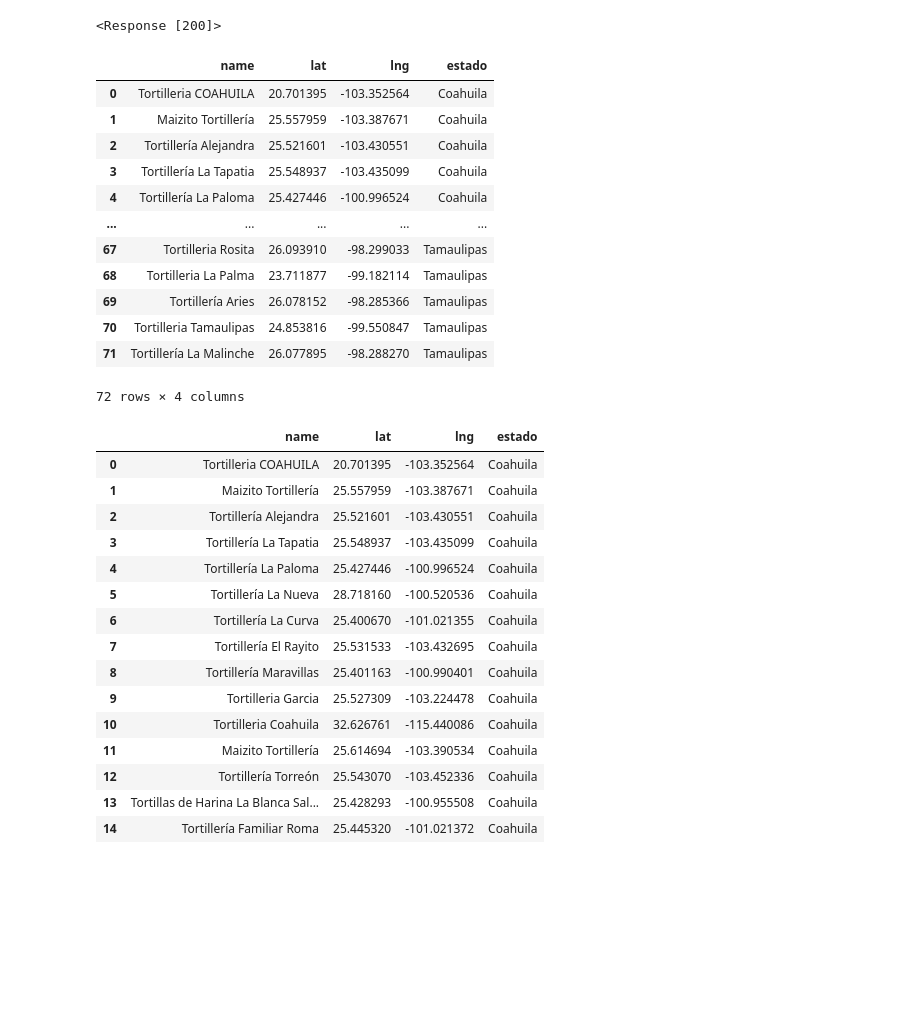
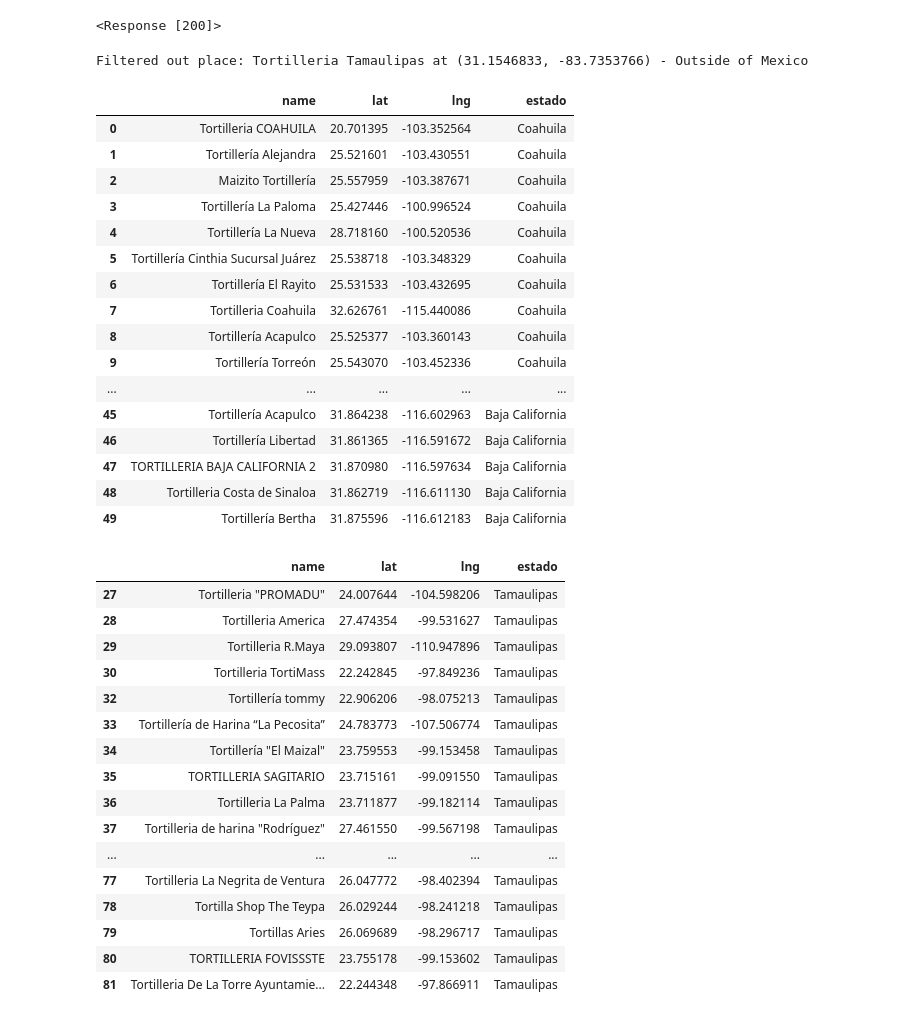
Before and after one commit to Josemarome/Project_1, a Jupyter notebook: 3_Tortilla_Maps.ipynb, the cells around one changed output. Cells and saved outputs as stored; diff of their text form; code cells hidden in the pictures; blank space fills up the shorter version.

```diff
--- a/3_Tortilla_Maps.ipynb
+++ b/3_Tortilla_Maps.ipynb
@@ -312,6 +316,8 @@ response
 # In this part we will connect to Google Maps API in order to get data from "Tortillerias" near the cities
 # that we are interested in. In this case those will be the 7 cities with highest tortilla price in 2024
 #-------------------------------------------------------------------------------------------------------------------
+gmaps = googlemaps.Client(key=API_KEY)
+
 locations = []
 
 # Function to check if a location is within Mexico's bounds
@@ -353,42 +359,48 @@ for index, row in top_7_cities.iterrows():
 tortillerias_df = pd.DataFrame(locations)
 
 # Display the resulting DataFrame
-tortillerias_df
+tortillerias_df.head(50)
 # %% [output]
+Filtered out place: Tortilleria Tamaulipas at (31.1546833, -83.7353766) - Outside of Mexico
 |  | name | lat | lng | estado |
 | 0 | Tortilleria COAHUILA | 20.701395 | -103.352564 | Coahuila |
-| 1 | Maizito Tortillería | 25.557959 | -103.387671 | Coahuila |
-| 2 | Tortillería Alejandra | 25.521601 | -103.430551 | Coahuila |
-| 3 | Tortillería La Tapatia | 25.548937 | -103.435099 | Coahuila |
-| 4 | Tortillería La Paloma | 25.427446 | -100.996524 | Coahuila |
+| 1 | Tortillería Alejandra | 25.521601 | -103.430551 | Coahuila |
+| 2 | Maizito Tortillería | 25.557959 | -103.387671 | Coahuila |
+| 3 | Tortillería La Paloma | 25.427446 | -100.996524 | Coahuila |
+| 4 | Tortillería La Nueva | 28.718160 | -100.520536 | Coahuila |
+| 5 | Tortillería Cinthia Sucursal Juárez | 25.538718 | -103.348329 | Coahuila |
+| 6 | Tortillería El Rayito | 25.531533 | -103.432695 | Coahuila |
+| 7 | Tortilleria Coahuila | 32.626761 | -115.440086 | Coahuila |
+| 8 | Tortillería Acapulco | 25.525377 | -103.360143 | Coahuila |
+| 9 | Tortillería Torreón | 25.543070 | -103.452336 | Coahuila |
 | ... | ... | ... | ... | ... |
-| 67 | Tortilleria Rosita | 26.093910 | -98.299033 | Tamaulipas |
-| 68 | Tortilleria La Palma | 23.711877 | -99.182114 | Tamaulipas |
-| 69 | Tortillería Aries | 26.078152 | -98.285366 | Tamaulipas |
-| 70 | Tortilleria Tamaulipas | 24.853816 | -99.550847 | Tamaulipas |
-| 71 | Tortillería La Malinche | 26.077895 | -98.288270 | Tamaulipas |
+| 45 | Tortillería Acapulco | 31.864238 | -116.602963 | Baja California |
+| 46 | Tortillería Libertad | 31.861365 | -116.591672 | Baja California |
+| 47 | TORTILLERIA BAJA CALIFORNIA 2 | 31.870980 | -116.597634 | Baja California |
+| 48 | Tortilleria Costa de Sinaloa | 31.862719 | -116.611130 | Baja California |
+| 49 | Tortillería Bertha | 31.875596 | -116.612183 | Baja California |
-72 rows × 4 columns
 # %%
-exclude_names = ['Tortilleria Tamaulipas', 'Tortillería Tamaulipas']
+exclude_names = ['Tortilleria Tamaulipas', 'Tortillería Tamaulipas', 'Tortilleria COAHUILA', 'Tortilleria tamaulipas #2', 'Tortilleria Tamaulipas #3']
 tortillerias_df_dropped = tortillerias_df[~tortillerias_df['name'].isin(exclude_names)]
-tortillerias_df_dropped.head(15)
+tortillerias_df_dropped.tail(50)
 # %% [output]
 |  | name | lat | lng | estado |
-| 0 | Tortilleria COAHUILA | 20.701395 | -103.352564 | Coahuila |
-| 1 | Maizito Tortillería | 25.557959 | -103.387671 | Coahuila |
-| 2 | Tortillería Alejandra | 25.521601 | -103.430551 | Coahuila |
-| 3 | Tortillería La Tapatia | 25.548937 | -103.435099 | Coahuila |
-| 4 | Tortillería La Paloma | 25.427446 | -100.996524 | Coahuila |
-| 5 | Tortillería La Nueva | 28.718160 | -100.520536 | Coahuila |
-| 6 | Tortillería La Curva | 25.400670 | -101.021355 | Coahuila |
-| 7 | Tortillería El Rayito | 25.531533 | -103.432695 | Coahuila |
-| 8 | Tortillería Maravillas | 25.401163 | -100.990401 | Coahuila |
-| 9 | Tortilleria Garcia | 25.527309 | -103.224478 | Coahuila |
-| 10 | Tortilleria Coahuila | 32.626761 | -115.440086 | Coahuila |
-| 11 | Maizito Tortillería | 25.614694 | -103.390534 | Coahuila |
-| 12 | Tortillería Torreón | 25.543070 | -103.452336 | Coahuila |
-| 13 | Tortillas de Harina La Blanca Sal... | 25.428293 | -100.955508 | Coahuila |
-| 14 | Tortillería Familiar Roma | 25.445320 | -101.021372 | Coahuila |
+| 27 | Tortilleria "PROMADU" | 24.007644 | -104.598206 | Tamaulipas |
+| 28 | Tortilleria America | 27.474354 | -99.531627 | Tamaulipas |
+| 29 | Tortilleria R.Maya | 29.093807 | -110.947896 | Tamaulipas |
+| 30 | Tortilleria TortiMass | 22.242845 | -97.849236 | Tamaulipas |
+| 32 | Tortillería tommy | 22.906206 | -98.075213 | Tamaulipas |
+| 33 | Tortillería de Harina “La Pecosita” | 24.783773 | -107.506774 | Tamaulipas |
+| 34 | Tortillería "El Maizal" | 23.759553 | -99.153458 | Tamaulipas |
+| 35 | TORTILLERIA SAGITARIO | 23.715161 | -99.091550 | Tamaulipas |
+| 36 | Tortilleria La Palma | 23.711877 | -99.182114 | Tamaulipas |
+| 37 | Tortilleria de harina "Rodríguez" | 27.461550 | -99.567198 | Tamaulipas |
+| ... | ... | ... | ... | ... |
+| 77 | Tortilleria La Negrita de Ventura | 26.047772 | -98.402394 | Tamaulipas |
+| 78 | Tortilla Shop The Teypa | 26.029244 | -98.241218 | Tamaulipas |
+| 79 | Tortillas Aries | 26.069689 | -98.296717 | Tamaulipas |
+| 80 | TORTILLERIA FOVISSSTE | 23.755178 | -99.153602 | Tamaulipas |
+| 81 | Tortilleria De La Torre Ayuntamie... | 22.244348 | -97.866911 | Tamaulipas |
 # %%
 # Configure the map plot
 map_plot_tort_4 = tortillerias_df_dropped.hvplot.points(
```
Also changed, not shown: parts of 3 cells of this notebook, 3 other files.
